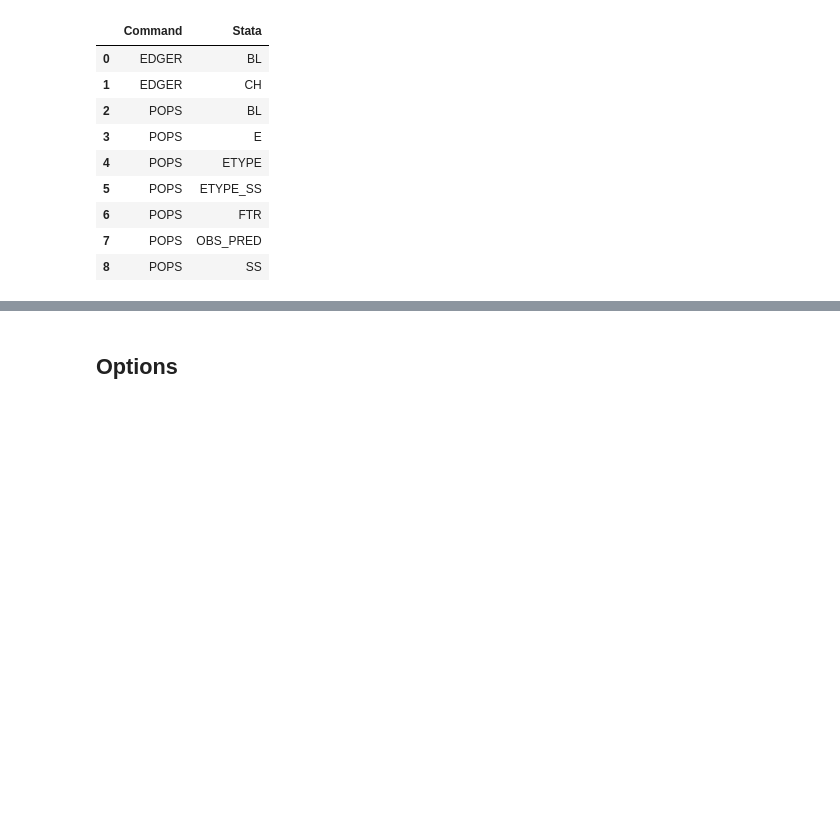
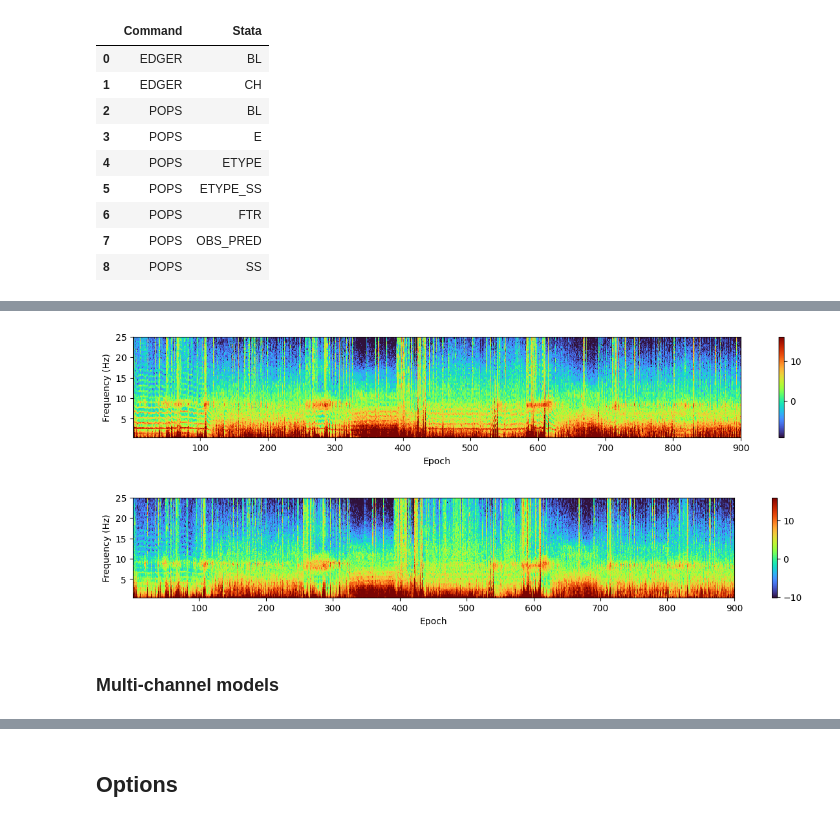
Before and after one commit to remnrem/luna-api-notebooks, a Jupyter notebook: 03_staging.ipynb, the cells around one changed output, grey strips where cells are left out. Saved outputs shown, nothing was run; the diff lists cells and outputs as text; code cells hidden in the pictures; blank space fills up the shorter version.

```diff
--- a/03_staging.ipynb
+++ b/03_staging.ipynb
@@ -184,0 +298,2 @@ proj.table( 'POPS' )
+# %%
+res = proj.table( 'PSD' , 'CH_E_F' )
@@ -184,0 +316,9 @@ proj.table( 'POPS' )
+# %%
+df = res[ res['ID'] == 'learn-nsrr03' ]
+lp.spec( df , ch = 'EEG' , maxe=900 )
+lp.spec( df , ch = 'EEG_sec' , maxe=900 )
+# %% [output]
+[figure, added]
+[figure, added]
+# %% [markdown]
+### Multi-channel models
```
Also changed, not shown: parts of 70 cells of this notebook, 6 other files.
